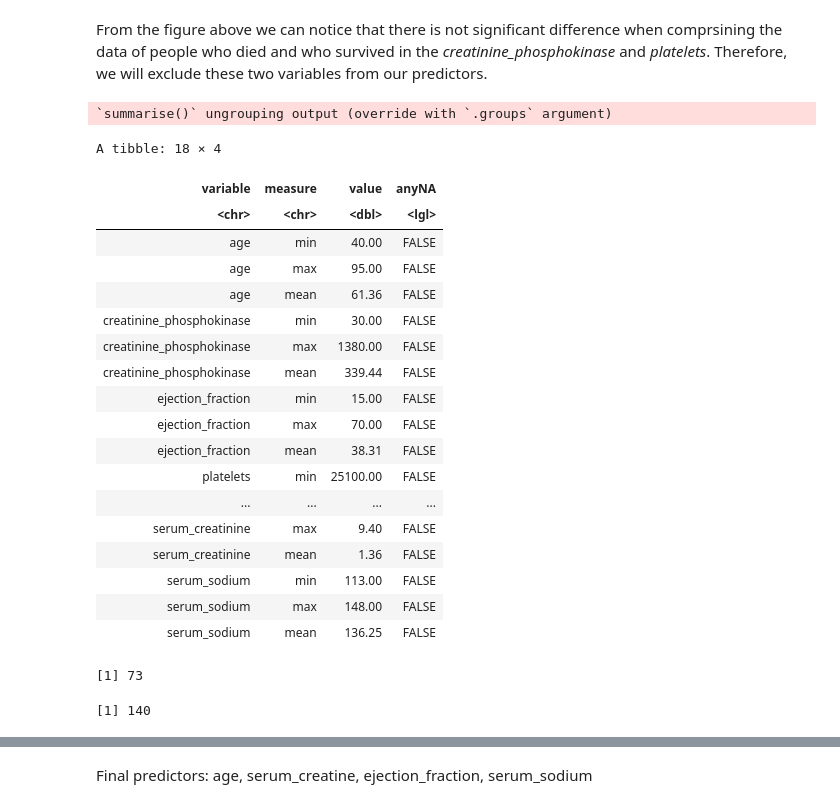
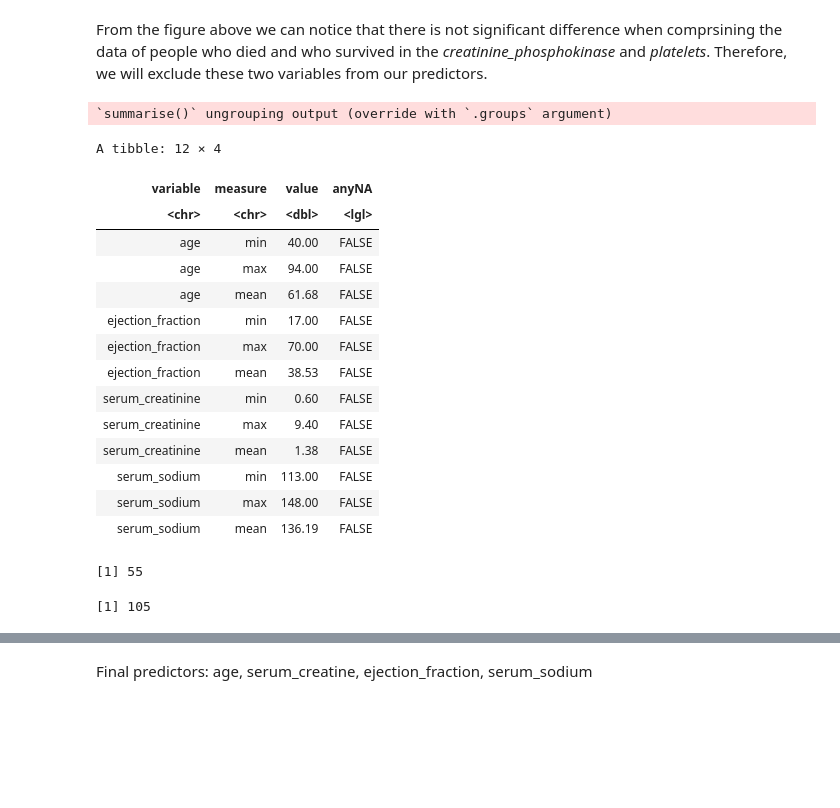
Before and after one commit to SaadRehmanCS/DSCI_project, a Jupyter notebook: heart_failure_analysis.ipynb, the cells around one changed output, grey strips where cells are left out. Drawn from its saved outputs; the diff is of its cells as text; code cells hidden in the pictures; blank space fills up the shorter version.

```diff
--- a/heart_failure_analysis.ipynb
+++ b/heart_failure_analysis.ipynb
@@ -28,6 +28,7 @@ Warning message:
 ✖ yardstick::spec() masks readr::spec()
 ✖ recipes::step()   masks stats::step()
 # %%
+set.seed(69420)
 heart_data_raw <- read_csv("https://raw.githubusercontent.com/SaadRehmanCS/DSCI_project/master/heart_failure_clinical_records_dataset.csv") %>%
                 mutate(DEATH_EVENT = as_factor(DEATH_EVENT)) %>%
                 rename(death_event = DEATH_EVENT)
@@ -40,19 +41,11 @@ heart_data_condition <- heart_data_raw %>%
 heart_data <- heart_data_condition %>%
             filter(creatinine_phosphokinase < 1500)
 
+heart_data_split <- initial_split(heart_data, prop = 0.75, strata = death_event)
+heart_data_train <- training(heart_data_split)
+heart_data_test <- testing(heart_data_split)
 
-# in case we needed it in the future, here the centered and scaled dataset
-
-heart_data_recipe <- recipe(death_event ~ ., data = heart_data) %>%
-            step_scale(all_predictors()) %>%
-            step_center(all_predictors()) %>%
-            prep()
-
-scaled_heart_data <- bake(heart_data_recipe, heart_data)
-head(scaled_heart_data)
-
-nrow(heart_data)
-head(heart_data)
+head(heart_data_train)
 # %% [output]
 Parsed with column specification:
 cols(
@@ -108,7 +88,7 @@ variable_names <- c(
                     serum_sodium = "Serum Sodium (mEq/L)"
                     )
 
-pivoted_heart_data <- heart_data %>%
+pivoted_heart_data <- heart_data_train %>%
                     pivot_longer(cols=c(age:serum_sodium), names_to="variable", values_to="value")
 
 # source:
@@ -136,39 +116,37 @@ From the figure above we can notice that there is not significant difference whe
 # %%
 # Here is the summary of the dataframe:
 
 summarized_heard_data <- pivoted_heart_data %>%
                         group_by(variable) %>%
                         summarize(min = min(value), max = max(value), mean = mean(value))  %>%
                         pivot_longer(cols=c(min:mean), names_to="measure", values_to="value") %>%
                         mutate(value = round(value,digits=2)) %>%
-                        mutate(anyNA = anyNA(variable))
+                        mutate(anyNA = anyNA(variable)) %>%
+                        filter(variable != "creatinine_phosphokinase", variable != "platelets")
+
 
 summarized_heard_data
 
-number_died_people <- heart_data %>% select(death_event) %>% filter(death_event == 1) %>% nrow()
-number_survived_people <- heart_data %>% select(death_event) %>% filter(death_event == 0) %>% nrow()
+number_died_people <- heart_data_train %>% select(death_event) %>% filter(death_event == 1) %>% nrow()
+number_survived_people <- heart_data_train %>% select(death_event) %>% filter(death_event == 0) %>% nrow()
 number_died_people
 number_survived_people
 # %% [output]
 `summarise()` ungrouping output (override with `.groups` argument)
-A tibble: 18 × 4
+A tibble: 12 × 4
 | variable | measure | value | anyNA |
 | <chr> | <chr> | <dbl> | <lgl> |
 | age | min | 40.00 | FALSE |
-| age | max | 95.00 | FALSE |
-| age | mean | 61.36 | FALSE |
-| creatinine_phosphokinase | min | 30.00 | FALSE |
-| creatinine_phosphokinase | max | 1380.00 | FALSE |
-| creatinine_phosphokinase | mean | 339.44 | FALSE |
-| ejection_fraction | min | 15.00 | FALSE |
+| age | max | 94.00 | FALSE |
+| age | mean | 61.68 | FALSE |
+| ejection_fraction | min | 17.00 | FALSE |
 | ejection_fraction | max | 70.00 | FALSE |
-| ejection_fraction | mean | 38.31 | FALSE |
-| platelets | min | 25100.00 | FALSE |
-| ... | ... | ... | ... |
+| ejection_fraction | mean | 38.53 | FALSE |
+| serum_creatinine | min | 0.60 | FALSE |
 | serum_creatinine | max | 9.40 | FALSE |
-| serum_creatinine | mean | 1.36 | FALSE |
+| serum_creatinine | mean | 1.38 | FALSE |
 | serum_sodium | min | 113.00 | FALSE |
 | serum_sodium | max | 148.00 | FALSE |
-| serum_sodium | mean | 136.25 | FALSE |
+| serum_sodium | mean | 136.19 | FALSE |
-[1] 73
+[1] 55
-[1] 140
+[1] 105
```
Also changed, not shown: parts of 15 cells of this notebook.
